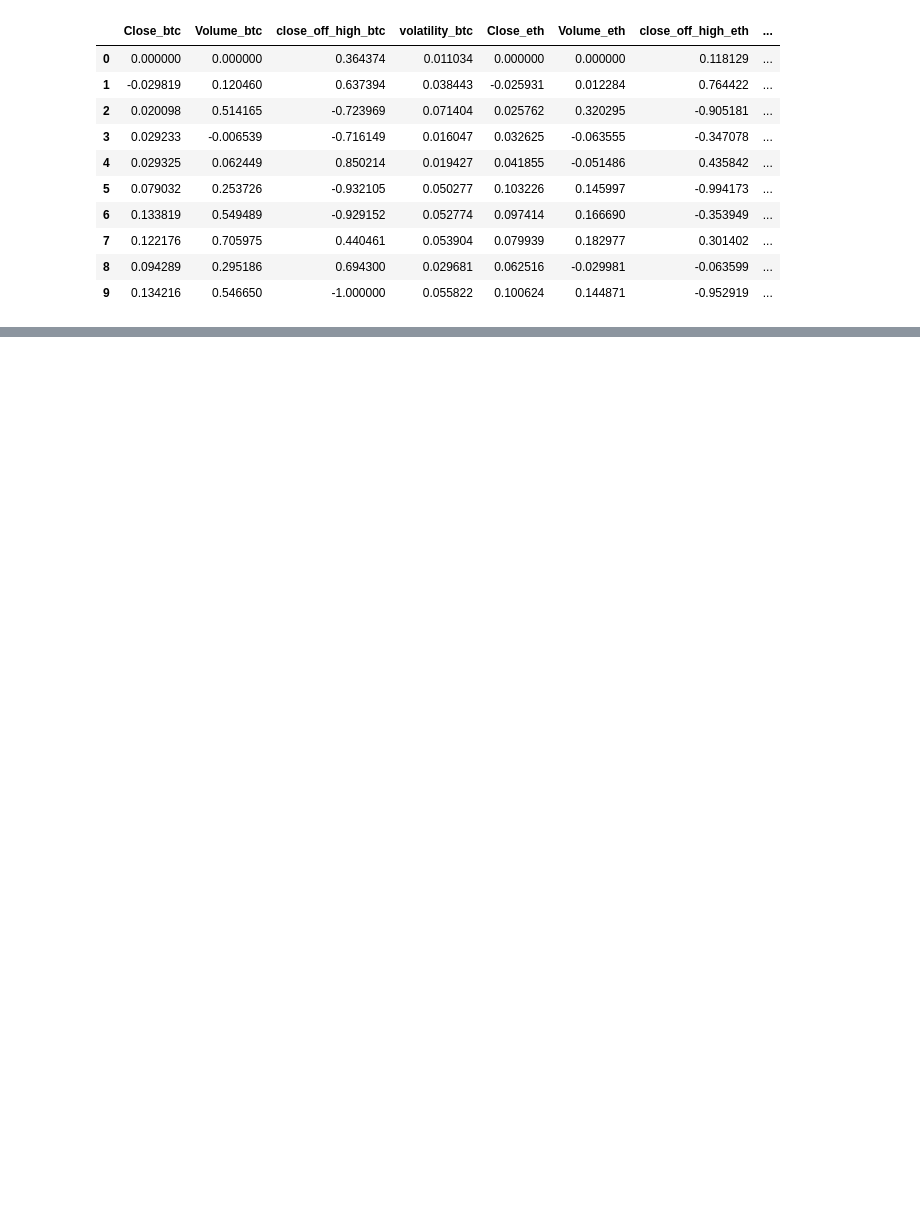
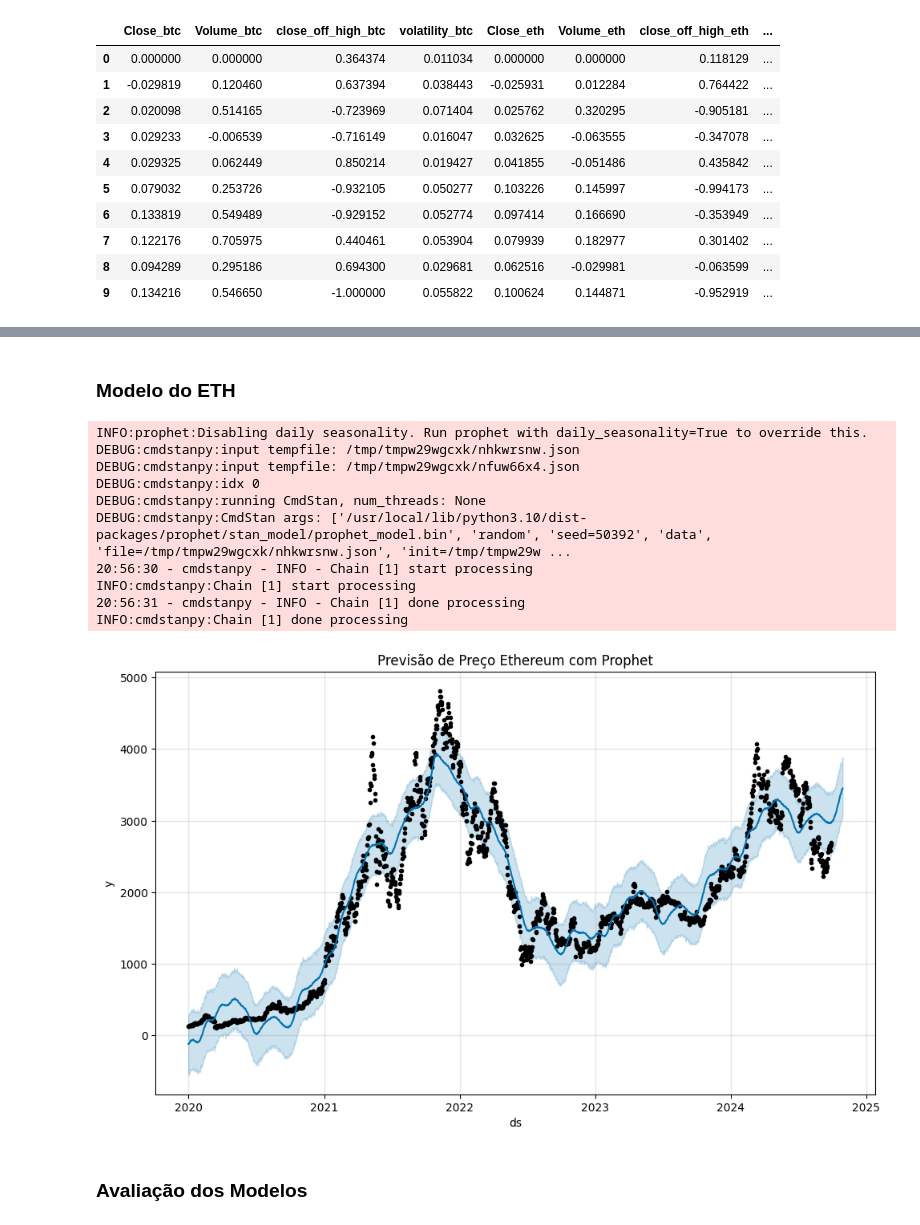
Before and after one commit to lidiamariano/Tomada-de-decis-es-para-investimento-em-cripto-ativos, a Jupyter notebook: src/notebook/predicting-crypto.ipynb, the cells around one changed output, grey strips where cells are left out. Saved outputs shown, nothing was run; the diff lists cells and outputs as text; code cells hidden in the pictures; blank space fills up the shorter version.

```diff
--- a/src/notebook/predicting-crypto.ipynb
+++ b/src/notebook/predicting-crypto.ipynb
@@ -650,0 +697,29 @@ plt.show()
+# %% [markdown]
+### Modelo do ETH
+# %%
+# Criando e treinando o modelo Prophet para Ethereum
+eth_prophet_model = Prophet()
+eth_prophet_model.fit(eth_prophet_df)
+
+# Realizando previsões para os próximos 30 dias
+future_eth = eth_prophet_model.make_future_dataframe(periods=30)
+forecast_eth = eth_prophet_model.predict(future_eth)
+
+# Plotando as previsões
+eth_prophet_model.plot(forecast_eth)
+plt.title('Previsão de Preço Ethereum com Prophet')
+plt.show()
+# %% [output]
+INFO:prophet:Disabling daily seasonality. Run prophet with daily_seasonality=True to override this.
+DEBUG:cmdstanpy:input tempfile: /tmp/tmpw29wgcxk/nhkwrsnw.json
+DEBUG:cmdstanpy:input tempfile: /tmp/tmpw29wgcxk/nfuw66x4.json
+DEBUG:cmdstanpy:idx 0
+DEBUG:cmdstanpy:running CmdStan, num_threads: None
+DEBUG:cmdstanpy:CmdStan args: ['/usr/local/lib/python3.10/dist-packages/prophet/stan_model/prophet_model.bin', 'random', 'seed=50392', 'data', 'file=/tmp/tmpw29wgcxk/nhkwrsnw.json', 'init=/tmp/tmpw29w ...
+20:56:30 - cmdstanpy - INFO - Chain [1] start processing
+INFO:cmdstanpy:Chain [1] start processing
+20:56:31 - cmdstanpy - INFO - Chain [1] done processing
+INFO:cmdstanpy:Chain [1] done processing
+[figure, added]
+# %% [markdown]
+### Avaliação dos Modelos
```
Also changed, not shown: parts of 40 cells of this notebook.
